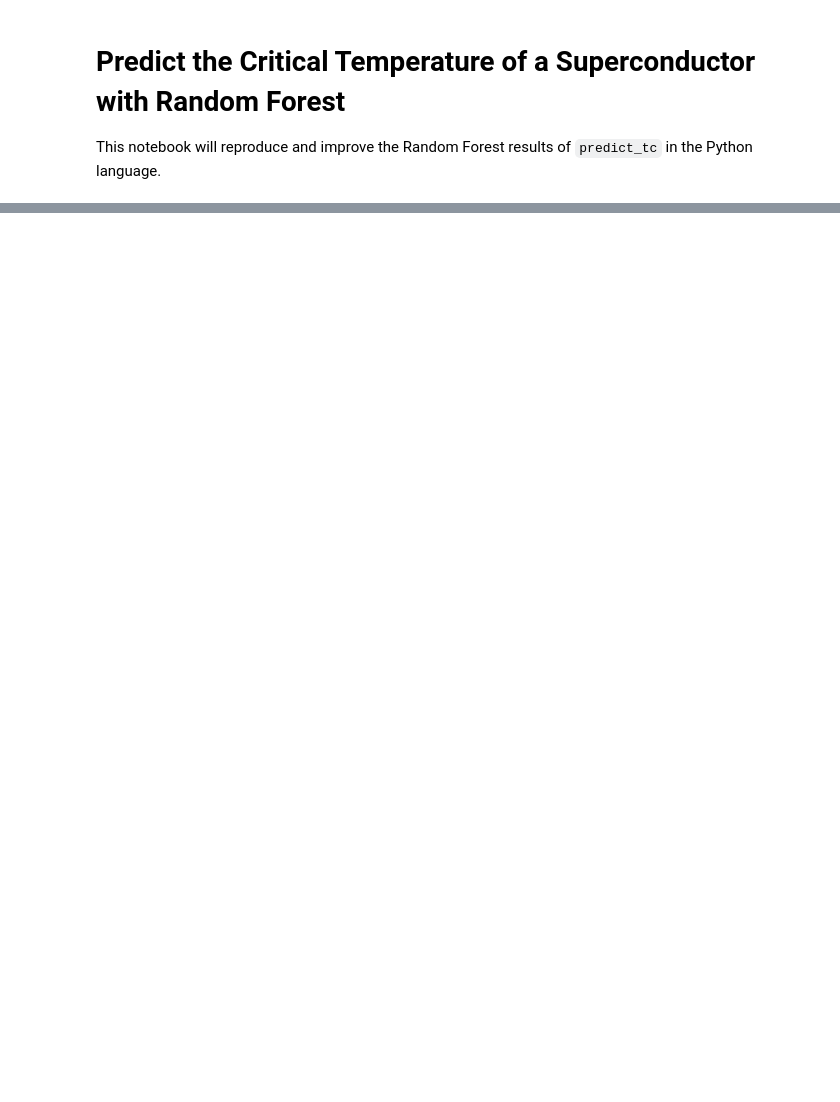
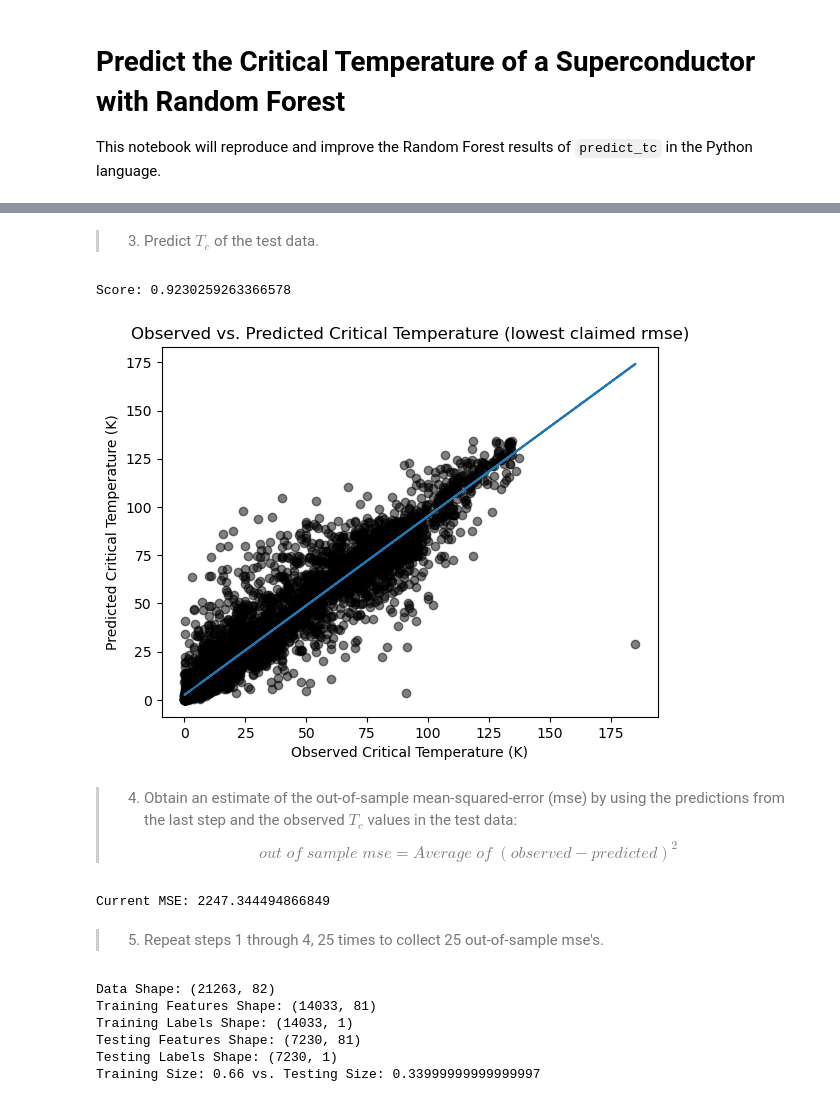
Before and after one commit to ppak10/24-787-Term-Project, a Jupyter notebook: notebooks/predict_tc_xgboost.ipynb, the cells around one changed output, grey strips where cells are left out. Saved outputs shown, nothing was run; the diff lists cells and outputs as text; code cells hidden in the pictures; blank space fills up the shorter version.

```diff
--- a/notebooks/predict_tc_xgboost.ipynb
+++ b/notebooks/predict_tc_xgboost.ipynb
@@ -34,3 +33,0 @@ The next prediction will be done with xgboost.
-# %%
-xgb_model = XGBRegressor(n_estimators=2500)
-xgb_model.fit(training_X, training_y)
@@ -67,0 +41,11 @@ Score: 0.9185095101865176
+# %%
+xgb_lowest_rmse = XGBRegressor(
+    learning_rate = 0.02,
+    max_depth = 16,
+    min_child_weight = 1,
+    n_estimators=374,
+    colsample_bytree=0.5,
+    colsample_bylevel=0.5,
+    colsample_bynode=0.5
+)
+xgb_lowest_rmse.fit(training_X, training_y)
@@ -67,0 +63,27 @@ Score: 0.9185095101865176
+# %%
+# Load Model
+with open("../models/xgb_lowest_rmse.pkl", "rb") as f:
+    xgb_lowest_rmse = pickle.load(f)
+# %%
+# Save Model
+with open("../models/xgb_lowest_rmse.pkl", "wb") as f:
+    pickle.dump(xgb_lowest_rmse, f)
+# %% [markdown]
+>3. Predict $T_c$ of the test data.
+# %%
+# Generates prediction using xgboost.
+prediction_xgb_lowest_rmse = xgb_lowest_rmse.predict(testing_X)
+
+print(f"Score: {xgb_lowest_rmse.score(testing_X, testing_y)}")
+
+plot_observed_vs_predicted(
+    testing_y,
+    prediction_xgb_lowest_rmse,
+    title="Observed vs. Predicted Critical Temperature (lowest claimed rmse)"
+)
+# %% [output]
+Score: 0.9230259263366578
+[figure, added]
+# %% [markdown]
+> 4. Obtain an estimate of the out-of-sample mean-squared-error (mse) by using the predictions from the last step and the observed $T_c$ values in the test data:
+>$$out\;of\;sample\;mse=Average\;of\;(observed-predicted)^2$$
@@ -67,0 +96,30 @@ Score: 0.9185095101865176
+# %%
+mse_xgb_lowest_rmse = out_of_sample_mse(testing_y, prediction_xgb_lowest_rmse)
+
+print(f"Current MSE: {mse_xgb_lowest_rmse}")
+# %% [output]
+Current MSE: 2247.344494866849
+# %% [markdown]
+> 5. Repeat steps 1 through 4, 25 times to collect 25 out-of-sample mse's.
+# %%
+mse_xgb_lowest_rmse_values = []
+for index in tqdm(range(25)):
+    training_X, training_y, testing_X, testing_y = load_and_split(random_state=index)
+    xgb_lowest_rmse = XGBRegressor(
+        learning_rate = 0.02,
+        max_depth = 16,
+        min_child_weight = 1,
+        n_estimators=374,
+        colsample_bytree=0.5,
+        colsample_bylevel=0.5,
+        colsample_bynode=0.5
+    )
+    xgb_lowest_rmse.fit(training_X, training_y)
+    mse_xgb_lowest_rmse_values.append(out_of_sample_mse(testing_y, prediction_xgb_lowest_rmse))
+# %% [output]
+Data Shape: (21263, 82)
+Training Features Shape: (14033, 81)
+Training Labels Shape: (14033, 1)
+Testing Features Shape: (7230, 81)
+Testing Labels Shape: (7230, 1)
+Training Size: 0.66 vs. Testing Size: 0.33999999999999997
```
Also changed, not shown: parts of 13 cells of this notebook, 4 other files.
